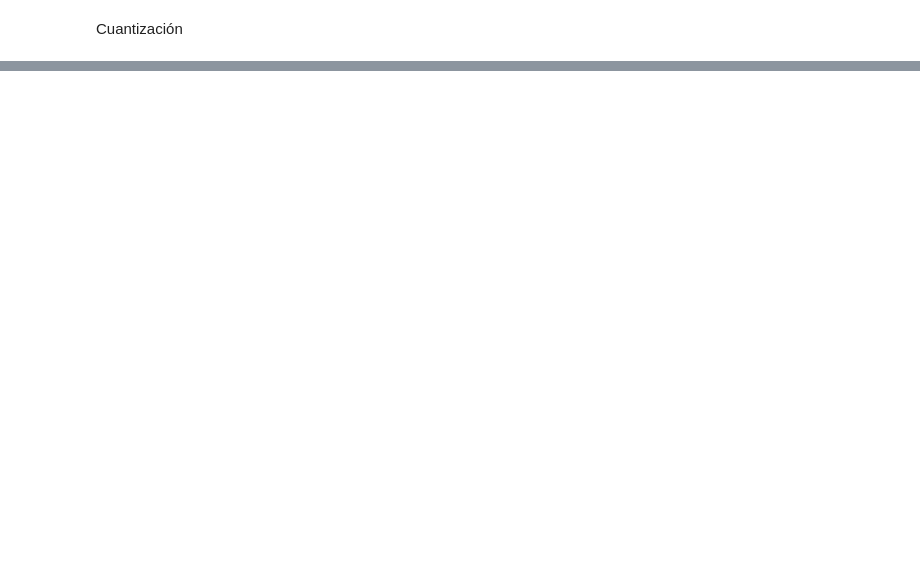
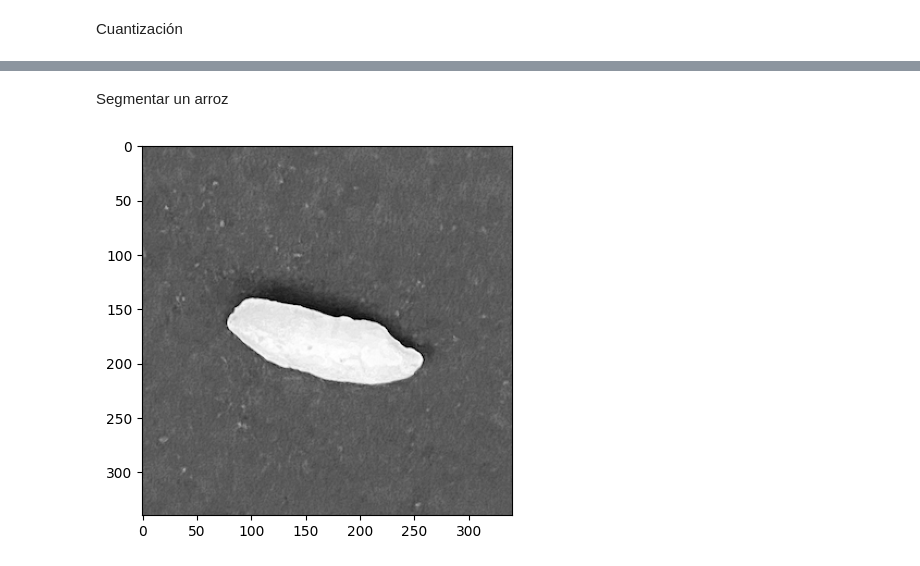
Before and after one commit to FlorianCochachin/procesamiento-imagenes-unmsm, a Jupyter notebook: src/conceptosBasicos.ipynb, the cells around one changed output, grey strips where cells are left out. Cells and saved outputs as stored; diff of their text form; code cells hidden in the pictures; blank space fills up the shorter version.

```diff
--- a/src/conceptosBasicos.ipynb
+++ b/src/conceptosBasicos.ipynb
@@ -55,0 +53,8 @@ Cuantización
+# %% [markdown]
+Segmentar un arroz
+# %%
+imagen_arroz = cv.imread('onerice.png',0)
+plt.imshow(imagen_arroz, 'gray')
+plt.show()
+# %% [output]
+[figure, added]
```
Also changed, not shown: parts of 10 cells of this notebook, 9 other files.
